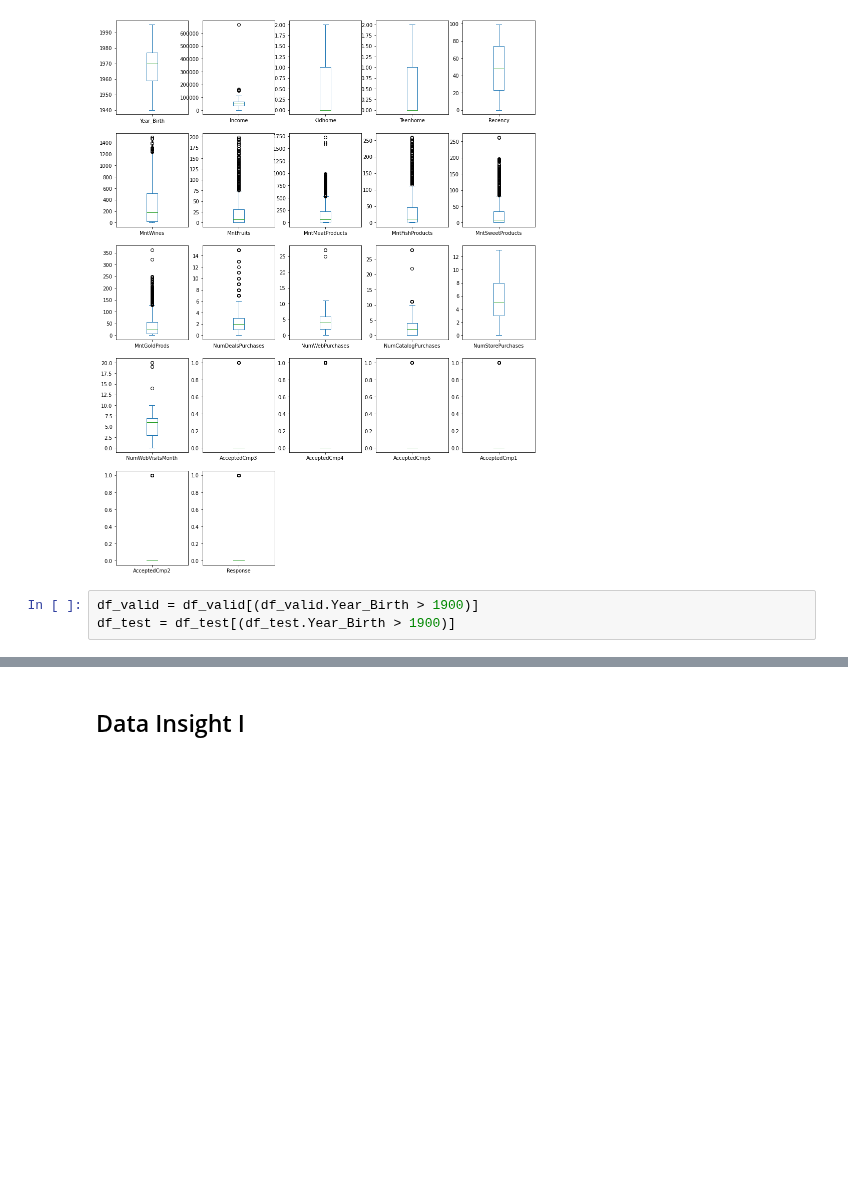
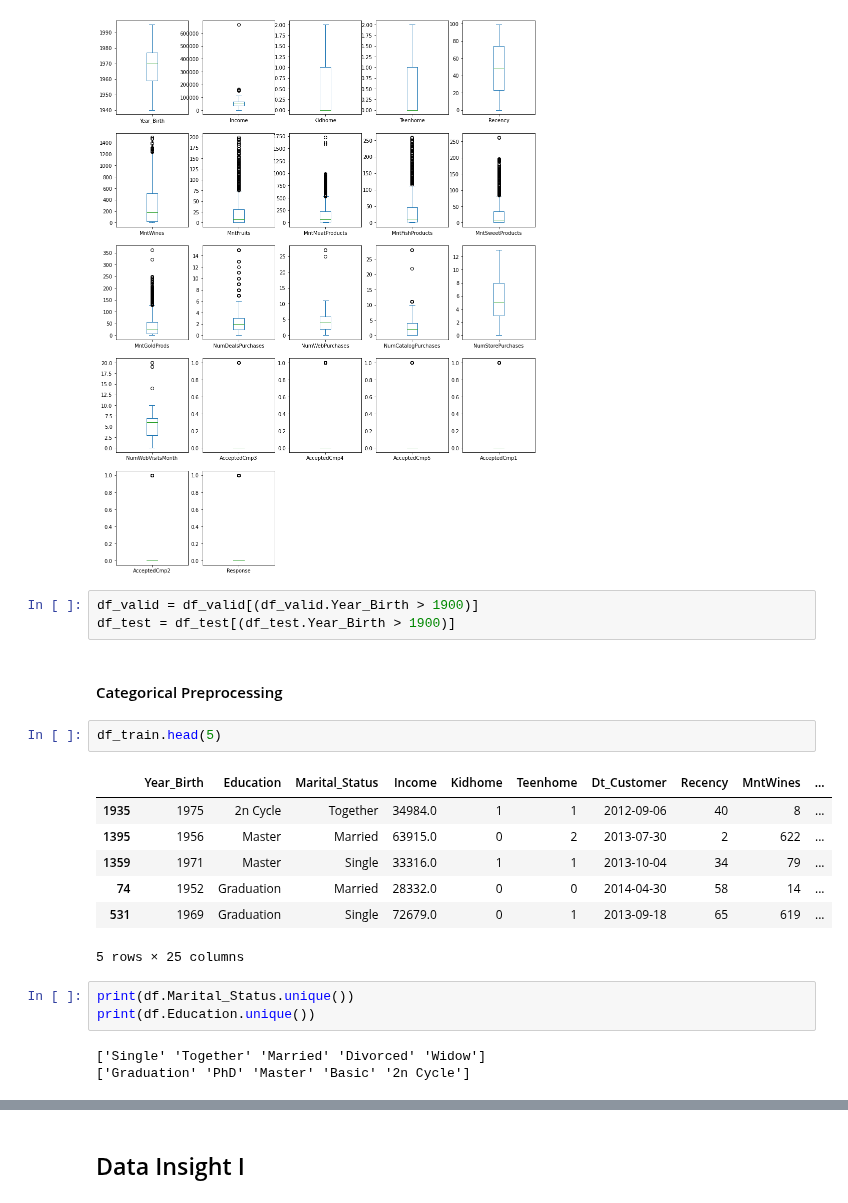
Before and after one commit to clarentcelsia/Analytics, a Jupyter notebook: marketing_campaign.ipynb, the cells around one changed output, grey strips where cells are left out. Cells and saved outputs as stored; diff of their text form; blank space fills up the shorter version.

Commit message:
add categorical preprocessing

```diff
--- a/marketing_campaign.ipynb
+++ b/marketing_campaign.ipynb
@@ -325,3 +335,21 @@ dtype: object
 # %%
 df_valid = df_valid[(df_valid.Year_Birth > 1900)]
 df_test = df_test[(df_test.Year_Birth > 1900)]
+# %% [markdown]
+#### Categorical Preprocessing
+# %%
+df_train.head(5)
+# %% [output]
+|  | Year_Birth | Education | Marital_Status | Income | Kidhome | Teenhome | Dt_Customer | Recency | MntWines | ... |
+| 1935 | 1975 | 2n Cycle | Together | 34984.0 | 1 | 1 | 2012-09-06 | 40 | 8 | ... |
+| 1395 | 1956 | Master | Married | 63915.0 | 0 | 2 | 2013-07-30 | 2 | 622 | ... |
+| 1359 | 1971 | Master | Single | 33316.0 | 1 | 1 | 2013-10-04 | 34 | 79 | ... |
+| 74 | 1952 | Graduation | Married | 28332.0 | 0 | 0 | 2014-04-30 | 58 | 14 | ... |
+| 531 | 1969 | Graduation | Single | 72679.0 | 0 | 1 | 2013-09-18 | 65 | 619 | ... |
+5 rows × 25 columns
+# %%
+print(df.Marital_Status.unique())
+print(df.Education.unique())
+# %% [output]
+['Single' 'Together' 'Married' 'Divorced' 'Widow']
+['Graduation' 'PhD' 'Master' 'Basic' '2n Cycle']
```
Also changed, not shown: parts of 27 cells of this notebook.
